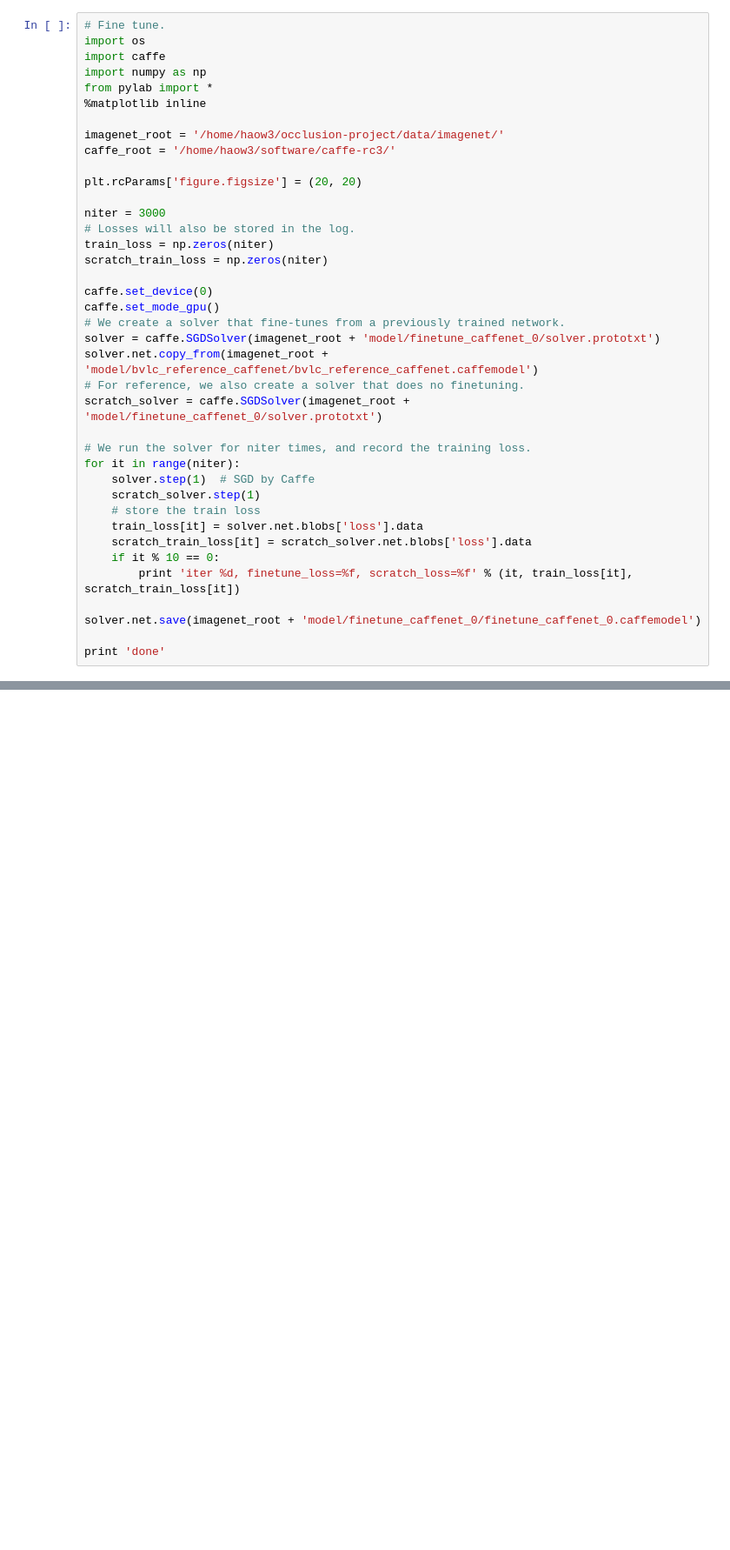
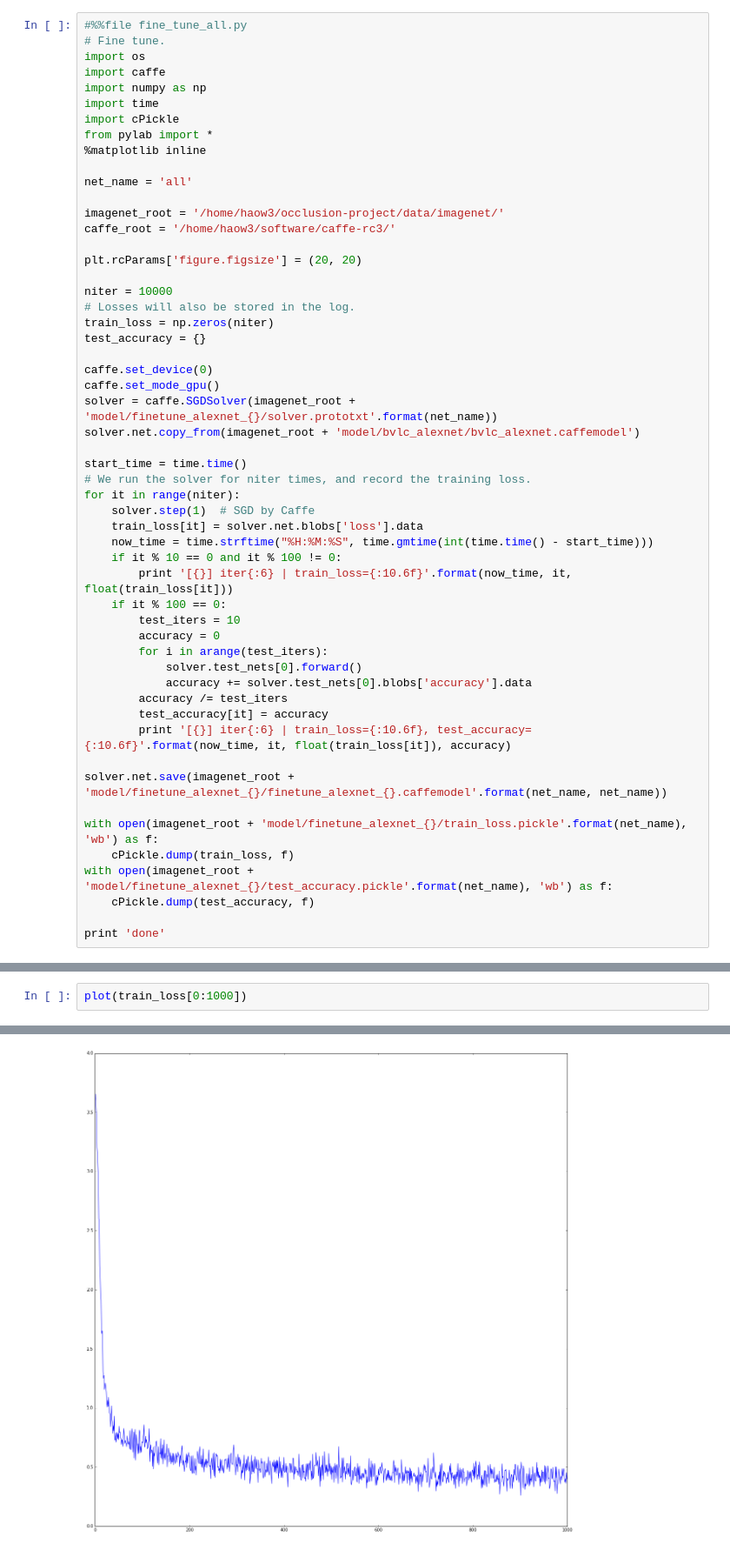
Before and after one commit to Definiter/occlusion-project, a Jupyter notebook: src/fine_tune.ipynb, the cells around one changed output, grey strips where cells are left out. Shown: that part at 87% size. Saved outputs shown, nothing was run; the diff lists cells and outputs as text; blank space fills up the shorter version.

```diff
--- a/src/fine_tune.ipynb
+++ b/src/fine_tune.ipynb
@@ -1,39 +1,54 @@
 # %%
+#%%file fine_tune_all.py
 # Fine tune.
 import os
 import caffe
 import numpy as np
+import time
+import cPickle
 from pylab import *
 %matplotlib inline
+
+net_name = 'all'
 
 imagenet_root = '/home/haow3/occlusion-project/data/imagenet/'
 caffe_root = '/home/haow3/software/caffe-rc3/'
 
 plt.rcParams['figure.figsize'] = (20, 20)
 
-niter = 3000
+niter = 10000
 # Losses will also be stored in the log.
 train_loss = np.zeros(niter)
-scratch_train_loss = np.zeros(niter)
+test_accuracy = {}
 
 caffe.set_device(0)
 caffe.set_mode_gpu()
-# We create a solver that fine-tunes from a previously trained network.
-solver = caffe.SGDSolver(imagenet_root + 'model/finetune_caffenet_0/solver.prototxt')
-solver.net.copy_from(imagenet_root + 'model/bvlc_reference_caffenet/bvlc_reference_caffenet.caffemodel')
-# For reference, we also create a solver that does no finetuning.
-scratch_solver = caffe.SGDSolver(imagenet_root + 'model/finetune_caffenet_0/solver.prototxt')
+solver = caffe.SGDSolver(imagenet_root + 'model/finetune_alexnet_{}/solver.prototxt'.format(net_name))
+solver.net.copy_from(imagenet_root + 'model/bvlc_alexnet/bvlc_alexnet.caffemodel')
 
+start_time = time.time()
 # We run the solver for niter times, and record the training loss.
 for it in range(niter):
     solver.step(1)  # SGD by Caffe
-    scratch_solver.step(1)
-    # store the train loss
     train_loss[it] = solver.net.blobs['loss'].data
-    scratch_train_loss[it] = scratch_solver.net.blobs['loss'].data
-    if it % 10 == 0:
-        print 'iter %d, finetune_loss=%f, scratch_loss=%f' % (it, train_loss[it], scratch_train_loss[it])
+    now_time = time.strftime("%H:%M:%S", time.gmtime(int(time.time() - start_time)))
+    if it % 10 == 0 and it % 100 != 0:
+        print '[{}] iter{:6} | train_loss={:10.6f}'.format(now_time, it, float(train_loss[it]))
+    if it % 100 == 0:
+        test_iters = 10
+        accuracy = 0
+        for i in arange(test_iters):
+            solver.test_nets[0].forward()
+            accuracy += solver.test_nets[0].blobs['accuracy'].data
+        accuracy /= test_iters
+        test_accuracy[it] = accuracy
+        print '[{}] iter{:6} | train_loss={:10.6f}, test_accuracy={:10.6f}'.format(now_time, it, float(train_loss[it]), accuracy)
 
-solver.net.save(imagenet_root + 'model/finetune_caffenet_0/finetune_caffenet_0.caffemodel')
+solver.net.save(imagenet_root + 'model/finetune_alexnet_{}/finetune_alexnet_{}.caffemodel'.format(net_name, net_name))
+
+with open(imagenet_root + 'model/finetune_alexnet_{}/train_loss.pickle'.format(net_name), 'wb') as f:
+    cPickle.dump(train_loss, f)
+with open(imagenet_root + 'model/finetune_alexnet_{}/test_accuracy.pickle'.format(net_name), 'wb') as f:
+    cPickle.dump(test_accuracy, f)
 
 print 'done'
@@ -41,0 +59,3 @@ plot(np.vstack([train_loss, scratch_train_loss]).T)
+# %%
+plot(train_loss[0:1000])
+# %% [output]
@@ -42,3 +63,4 @@ plot(np.vstack([train_loss, scratch_train_loss]).T)
+[figure, added]
 # %%
 test_iters = 10
 accuracy = 0
```
Also changed, not shown: parts of 6 cells of this notebook, 9 other files.
